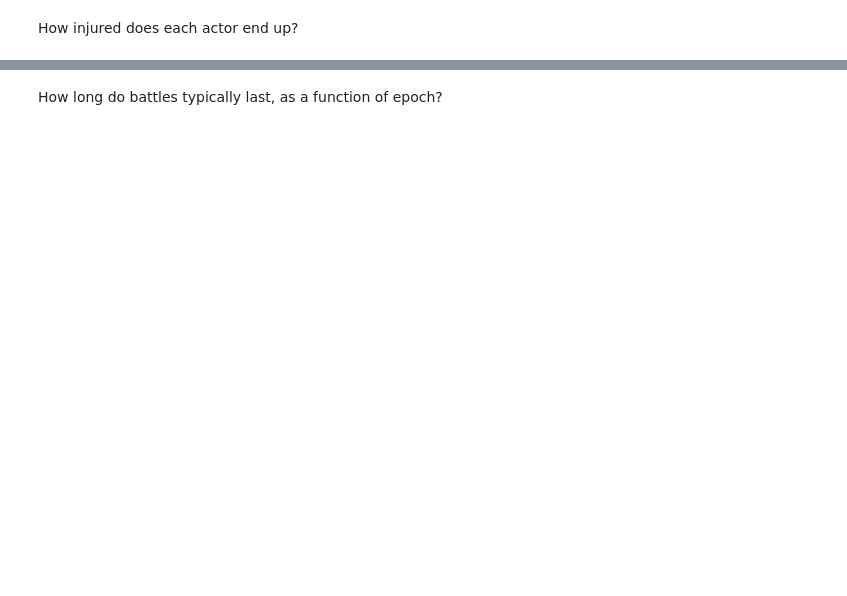
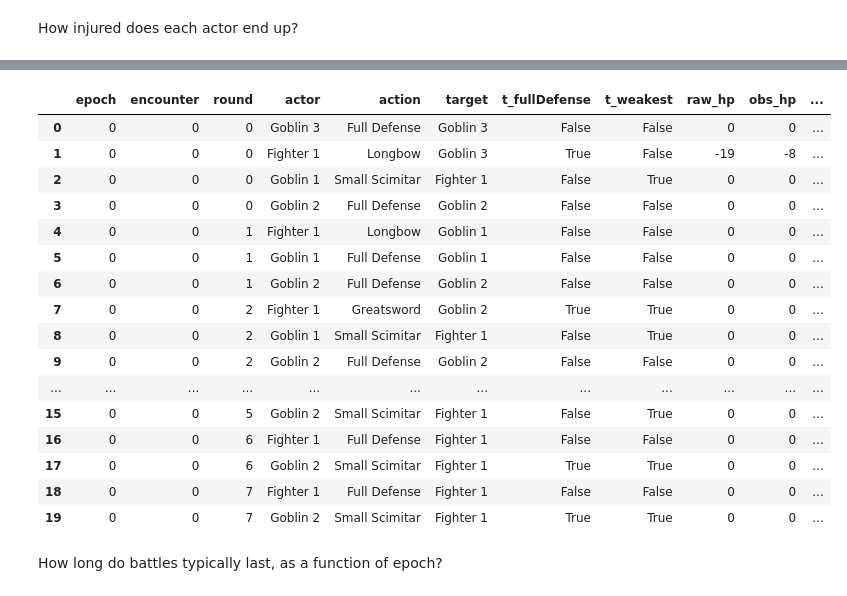
Before and after one commit to Willaem/PathfinderRL, a Jupyter notebook: analysis.ipynb, the cells around one changed output, grey strips where cells are left out. Drawn from its saved outputs; the diff is of its cells as text; code cells hidden in the pictures; blank space fills up the shorter version.

```diff
--- a/analysis.ipynb
+++ b/analysis.ipynb
@@ -37,11 +59,29 @@ pn.qplot('final_hp', data=x, geom='histogram', fill='actor', binwidth=1) + pn.fa
 # %%
 def load(p):
     df = pd.read_csv(p)
     df['csv'] = str(p)
     return df
 
 df = pd.concat([load(x) for x in Path().glob("actions_*.csv") if x.stat().st_size > 1000], ignore_index=True)
-df.head()
+df.head(20)
+# %% [output]
+|  | epoch | encounter | round | actor | action | target | t_fullDefense | t_weakest | raw_hp | obs_hp | ... |
+| 0 | 0 | 0 | 0 | Goblin 3 | Full Defense | Goblin 3 | False | False | 0 | 0 | ... |
+| 1 | 0 | 0 | 0 | Fighter 1 | Longbow | Goblin 3 | True | False | -19 | -8 | ... |
+| 2 | 0 | 0 | 0 | Goblin 1 | Small Scimitar | Fighter 1 | False | True | 0 | 0 | ... |
+| 3 | 0 | 0 | 0 | Goblin 2 | Full Defense | Goblin 2 | False | False | 0 | 0 | ... |
+| 4 | 0 | 0 | 1 | Fighter 1 | Longbow | Goblin 1 | False | False | 0 | 0 | ... |
+| 5 | 0 | 0 | 1 | Goblin 1 | Full Defense | Goblin 1 | False | False | 0 | 0 | ... |
+| 6 | 0 | 0 | 1 | Goblin 2 | Full Defense | Goblin 2 | False | False | 0 | 0 | ... |
+| 7 | 0 | 0 | 2 | Fighter 1 | Greatsword | Goblin 2 | True | True | 0 | 0 | ... |
+| 8 | 0 | 0 | 2 | Goblin 1 | Small Scimitar | Fighter 1 | False | True | 0 | 0 | ... |
+| 9 | 0 | 0 | 2 | Goblin 2 | Full Defense | Goblin 2 | False | False | 0 | 0 | ... |
+| ... | ... | ... | ... | ... | ... | ... | ... | ... | ... | ... | ... |
+| 15 | 0 | 0 | 5 | Goblin 2 | Small Scimitar | Fighter 1 | False | True | 0 | 0 | ... |
+| 16 | 0 | 0 | 6 | Fighter 1 | Full Defense | Fighter 1 | False | False | 0 | 0 | ... |
+| 17 | 0 | 0 | 6 | Goblin 2 | Small Scimitar | Fighter 1 | True | True | 0 | 0 | ... |
+| 18 | 0 | 0 | 7 | Fighter 1 | Full Defense | Fighter 1 | False | False | 0 | 0 | ... |
+| 19 | 0 | 0 | 7 | Goblin 2 | Small Scimitar | Fighter 1 | True | True | 0 | 0 | ... |
 # %% [markdown]
 How long do battles typically last, as a function of epoch?
 # %%
```
Also changed, not shown: parts of 15 cells of this notebook, 1 other file.
